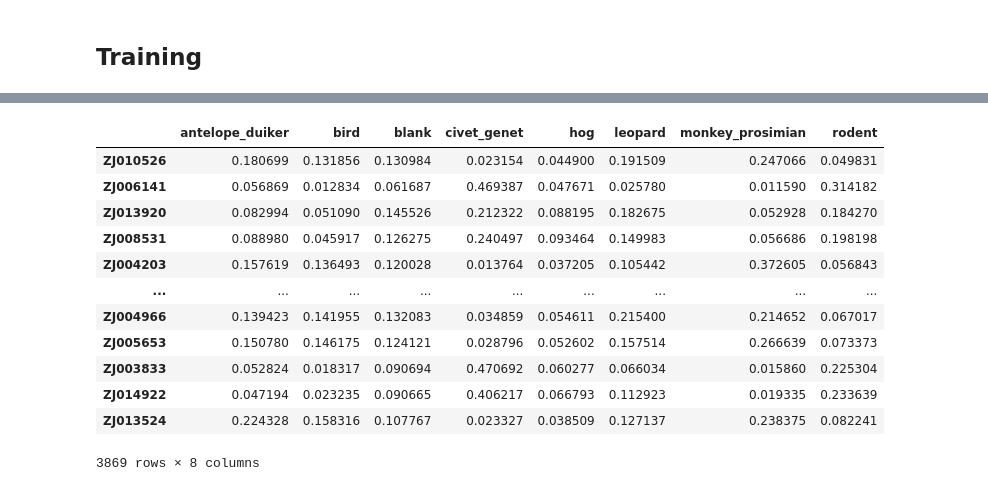
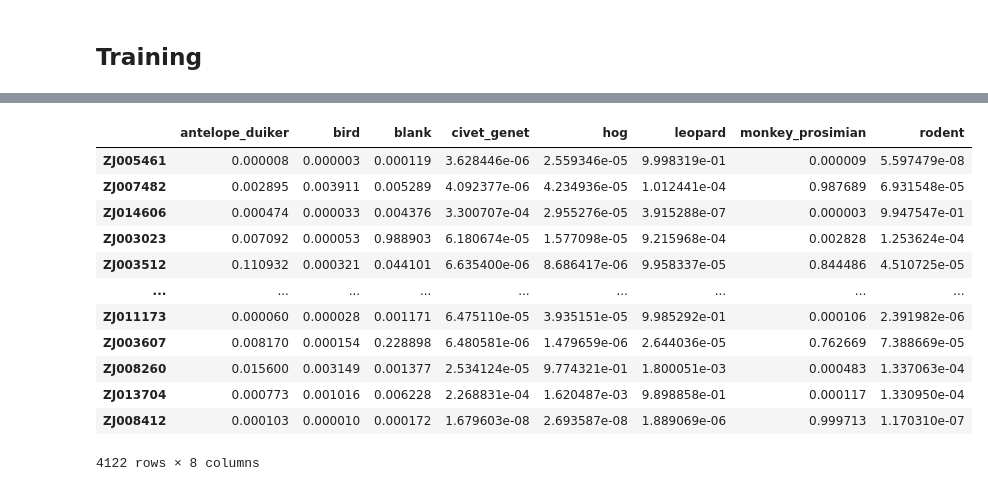
Before and after one commit to Ainard09/cameratrap-imageclassification, a Jupyter notebook: image_classification_wildlife.ipynb, the cells around one changed output, grey strips where cells are left out. Saved outputs shown, nothing was run; the diff lists cells and outputs as text; code cells hidden in the pictures.

```diff
--- a/image_classification_wildlife.ipynb
+++ b/image_classification_wildlife.ipynb
@@ -245,3 +243,7 @@ class ImagesDataset(Dataset):
 
   def __len__(self):
     return len(self.data)
+# %%
+import torch
+device = torch.device("cuda" if torch.cuda.is_available() else "cpu")
+device
@@ -251,17 +255,21 @@ class ImagesDataset(Dataset):
 from torch.utils.data import DataLoader
 
 train_dataset = ImagesDataset(x_train, y_train)
-train_dataloader = DataLoader(train_dataset, batch_size=32)
+train_dataloader = DataLoader(train_dataset, batch_size=32, shuffle=True)
 # %% [markdown]
 ## Training
 # %%
 from torch import nn
 import torchvision.models as models
 
-model = models.resnet50(weights="IMAGENET1K_V2")
+model = models.resnet152(pretrained=True)
 model.fc = nn.Sequential(
-    nn.Linear(2048, 100),  # dense layer takes a 1280-dim input and outputs 100-dim
-    nn.ReLU(inplace=True),   # ReLU activation introduces non-linearity
+    nn.Linear(2048, 512),  # dense layer takes a 2048-dim input and outputs 100-dim
+    nn.ReLU(inplace=True),  # ReLU activation introduces non-linearity
     nn.Dropout(.2),
-    nn.Linear(100, 8)      # final dense layer outputs 8-dim corresponding to our target classes
+    nn.Linear(512, 256),
+    nn.ReLU(inplace=True),  # ReLU activation introduces non-linearity
+    nn.Dropout(.2),
+    nn.Linear(256, 8)      # final dense layer outputs 8-dim corresponding to our target classes
 )
+model = model.to(device)
@@ -273,7 +279,7 @@ import torch.optim as optim
 criterion = nn.CrossEntropyLoss()
 optimizer = optim.SGD(model.parameters(), lr=0.001, momentum=0.9)
 # %%
-num_epochs = 1
+num_epochs = 7
 
 tracking_loss = {}
 
@@ -285,16 +291,18 @@ for epoch in range(1, num_epochs + 1):
         enumerate(train_dataloader), total=len(train_dataloader)
     ):
 
+        images = batch['image'].to(device)
+        labels = batch['label'].to(device)
         # 1) zero out the parameter gradients so that gradients from previous batches are not used in this step
         optimizer.zero_grad()
 
         # 2) run the foward step on this batch of images
-        outputs = model(batch["image"])
+        outputs = model(images)
 
         # 3) compute the loss
-        loss = criterion(outputs, batch['label'])
+        loss = criterion(outputs, labels)
         # let's keep track of the loss by epoch and batch
-        tracking_loss[(epoch, batch_n)] = float(loss)
+        tracking_loss[(epoch, batch_n )] = float(loss)
 
         # 4) compute our gradients
         loss.backward()
@@ -322,41 +336,42 @@ eval_dataloader = DataLoader(eval_dataset, batch_size=32)
 # %%
 preds_collector = []
 
 # put the model in eval mode so we don't update any parameters
 model.eval()
 
 # we aren't updating our weights so no need to calculate gradients
 with torch.no_grad():
     for batch in tqdm(eval_dataloader, total=len(eval_dataloader)):
         # 1) run the forward step
-        logits = model.forward(batch["image"])
+        images = batch['image'].to(device)
+        logits = model.forward(images)
         # 2) apply softmax so that model outputs are in range [0,1]
         preds = nn.functional.softmax(logits, dim=1)
         # 3) store this batch's predictions in df
         # note that PyTorch Tensors need to first be detached from their computational graph before converting to numpy arrays
         preds_df = pd.DataFrame(
-            preds.detach().numpy(),
+            preds.cpu().numpy(),
             index=batch["image_id"],
             columns=species_labels,
         )
         preds_collector.append(preds_df)
 
 eval_preds_df = pd.concat(preds_collector)
 eval_preds_df
 # %% [output]
 |  | antelope_duiker | bird | blank | civet_genet | hog | leopard | monkey_prosimian | rodent |
-| ZJ010526 | 0.180699 | 0.131856 | 0.130984 | 0.023154 | 0.044900 | 0.191509 | 0.247066 | 0.049831 |
-| ZJ006141 | 0.056869 | 0.012834 | 0.061687 | 0.469387 | 0.047671 | 0.025780 | 0.011590 | 0.314182 |
-| ZJ013920 | 0.082994 | 0.051090 | 0.145526 | 0.212322 | 0.088195 | 0.182675 | 0.052928 | 0.184270 |
-| ZJ008531 | 0.088980 | 0.045917 | 0.126275 | 0.240497 | 0.093464 | 0.149983 | 0.056686 | 0.198198 |
-| ZJ004203 | 0.157619 | 0.136493 | 0.120028 | 0.013764 | 0.037205 | 0.105442 | 0.372605 | 0.056843 |
+| ZJ005461 | 0.000008 | 0.000003 | 0.000119 | 3.628446e-06 | 2.559346e-05 | 9.998319e-01 | 0.000009 | 5.597479e-08 |
+| ZJ007482 | 0.002895 | 0.003911 | 0.005289 | 4.092377e-06 | 4.234936e-05 | 1.012441e-04 | 0.987689 | 6.931548e-05 |
+| ZJ014606 | 0.000474 | 0.000033 | 0.004376 | 3.300707e-04 | 2.955276e-05 | 3.915288e-07 | 0.000003 | 9.947547e-01 |
+| ZJ003023 | 0.007092 | 0.000053 | 0.988903 | 6.180674e-05 | 1.577098e-05 | 9.215968e-04 | 0.002828 | 1.253624e-04 |
+| ZJ003512 | 0.110932 | 0.000321 | 0.044101 | 6.635400e-06 | 8.686417e-06 | 9.958337e-05 | 0.844486 | 4.510725e-05 |
 | ... | ... | ... | ... | ... | ... | ... | ... | ... |
-| ZJ004966 | 0.139423 | 0.141955 | 0.132083 | 0.034859 | 0.054611 | 0.215400 | 0.214652 | 0.067017 |
-| ZJ005653 | 0.150780 | 0.146175 | 0.124121 | 0.028796 | 0.052602 | 0.157514 | 0.266639 | 0.073373 |
-| ZJ003833 | 0.052824 | 0.018317 | 0.090694 | 0.470692 | 0.060277 | 0.066034 | 0.015860 | 0.225304 |
-| ZJ014922 | 0.047194 | 0.023235 | 0.090665 | 0.406217 | 0.066793 | 0.112923 | 0.019335 | 0.233639 |
-| ZJ013524 | 0.224328 | 0.158316 | 0.107767 | 0.023327 | 0.038509 | 0.127137 | 0.238375 | 0.082241 |
+| ZJ011173 | 0.000060 | 0.000028 | 0.001171 | 6.475110e-05 | 3.935151e-05 | 9.985292e-01 | 0.000106 | 2.391982e-06 |
+| ZJ003607 | 0.008170 | 0.000154 | 0.228898 | 6.480581e-06 | 1.479659e-06 | 2.644036e-05 | 0.762669 | 7.388669e-05 |
+| ZJ008260 | 0.015600 | 0.003149 | 0.001377 | 2.534124e-05 | 9.774321e-01 | 1.800051e-03 | 0.000483 | 1.337063e-04 |
+| ZJ013704 | 0.000773 | 0.001016 | 0.006228 | 2.268831e-04 | 1.620487e-03 | 9.898858e-01 | 0.000117 | 1.330950e-04 |
+| ZJ008412 | 0.000103 | 0.000010 | 0.000172 | 1.679603e-08 | 2.693587e-08 | 1.889069e-06 | 0.999713 | 1.170310e-07 |
-3869 rows × 8 columns
+4122 rows × 8 columns
 # %%
 print("True labels (training):")
 y_train.idxmax(axis=1).value_counts()
```
Also changed, not shown: parts of 17 cells of this notebook.
